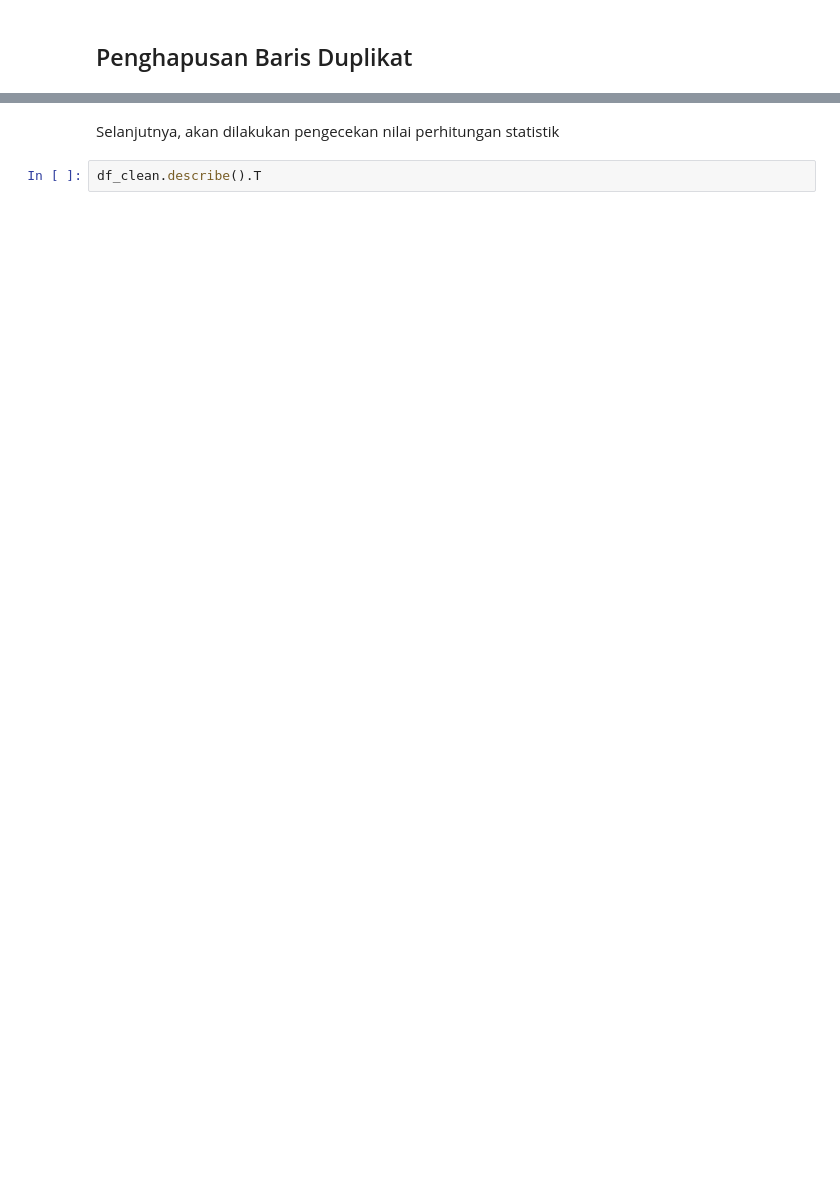
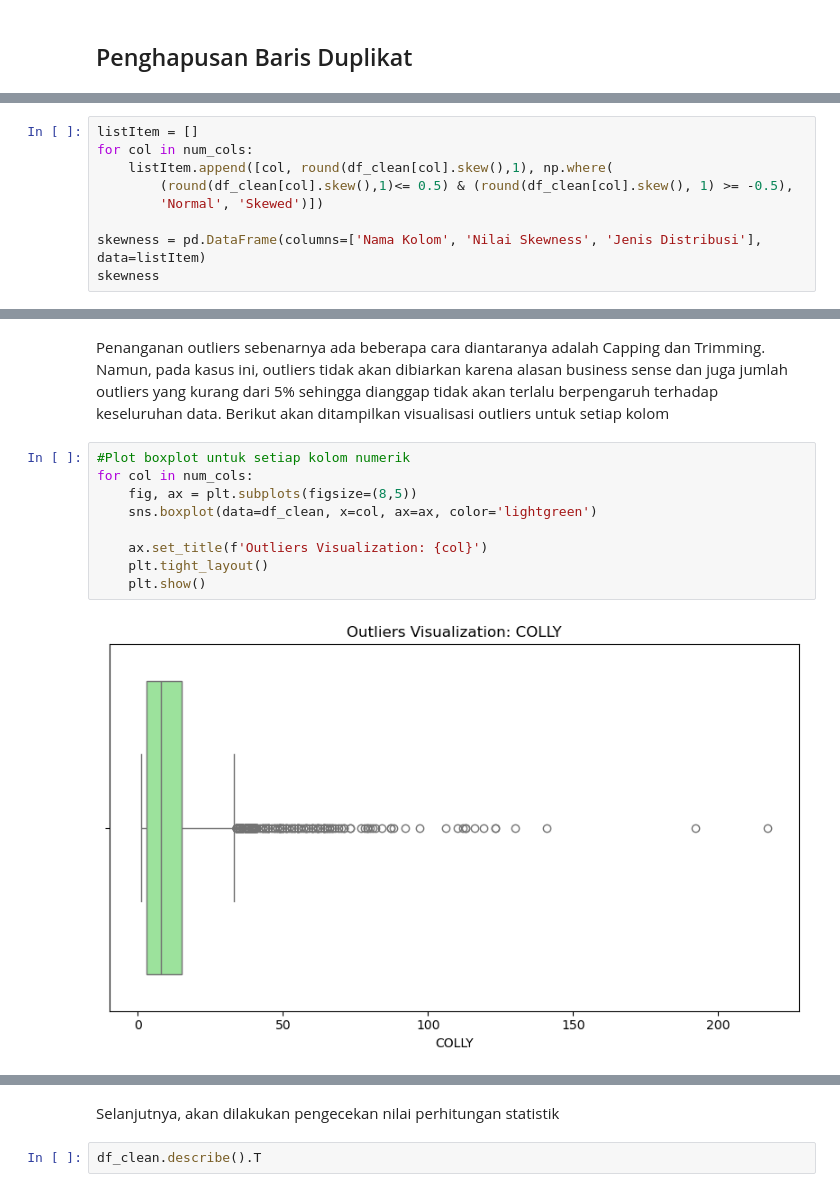
Before and after one commit to Dini15/MarketMetrics, a Jupyter notebook: dini_anggriyani_test.ipynb, the cells around one changed output, grey strips where cells are left out. Saved outputs shown, nothing was run; the diff lists cells and outputs as text; blank space fills up the shorter version.

```diff
--- a/dini_anggriyani_test.ipynb
+++ b/dini_anggriyani_test.ipynb
@@ -262,0 +325,9 @@ df_clean
+# %%
+listItem = []
+for col in num_cols:
+    listItem.append([col, round(df_clean[col].skew(),1), np.where(
+        (round(df_clean[col].skew(),1)<= 0.5) & (round(df_clean[col].skew(), 1) >= -0.5),
+        'Normal', 'Skewed')])
+
+skewness = pd.DataFrame(columns=['Nama Kolom', 'Nilai Skewness', 'Jenis Distribusi'], data=listItem)
+skewness
@@ -262,0 +389,13 @@ df_clean
+# %% [markdown]
+Penanganan outliers sebenarnya ada beberapa cara diantaranya adalah Capping dan Trimming. Namun, pada kasus ini, outliers tidak akan dibiarkan karena alasan business sense dan juga jumlah outliers yang kurang dari 5% sehingga dianggap tidak akan terlalu berpengaruh terhadap keseluruhan data. Berikut akan ditampilkan visualisasi outliers untuk setiap kolom
+# %%
+#Plot boxplot untuk setiap kolom numerik
+for col in num_cols:
+    fig, ax = plt.subplots(figsize=(8,5))
+    sns.boxplot(data=df_clean, x=col, ax=ax, color='lightgreen')
+
+    ax.set_title(f'Outliers Visualization: {col}')
+    plt.tight_layout()
+    plt.show()
+# %% [output]
+[figure, added]
```
Also changed, not shown: parts of 27 cells of this notebook.
